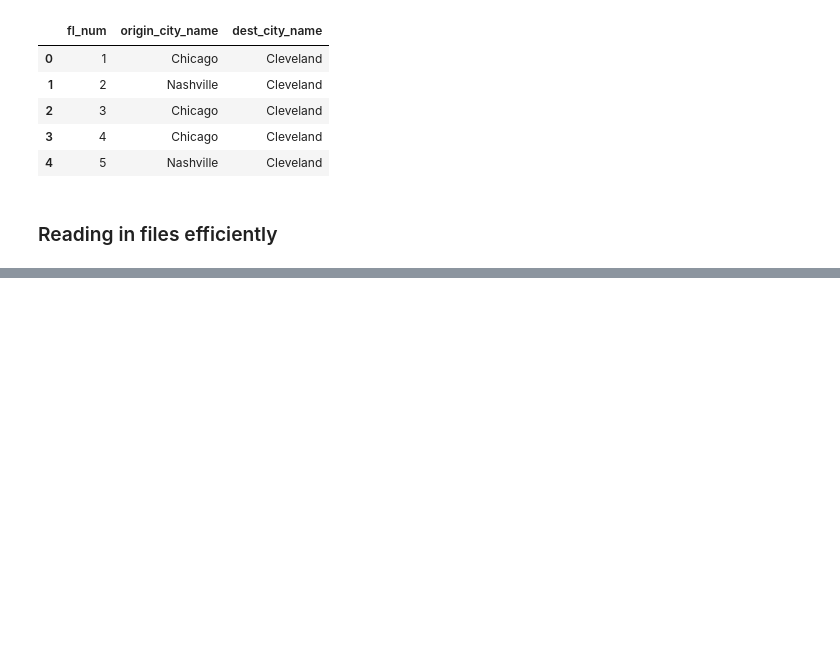
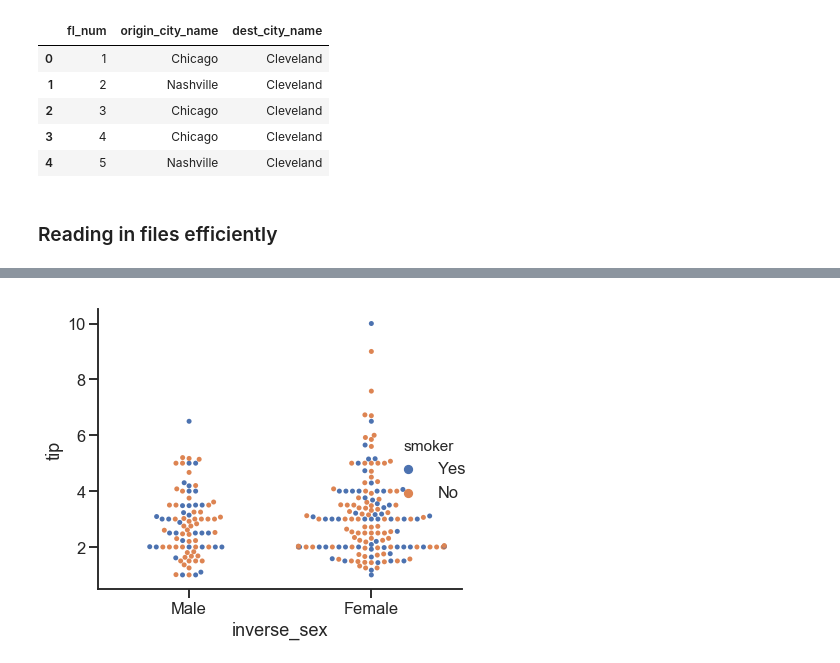
Before and after one commit to rachelpoole/Learning-material, a Jupyter notebook: Learning material.ipynb, the cells around one changed output, grey strips where cells are left out. Saved outputs shown, nothing was run; the diff lists cells and outputs as text; code cells hidden in the pictures; blank space fills up the shorter version.

```diff
--- a/Learning material.ipynb
+++ b/Learning material.ipynb
@@ -657,0 +635,13 @@ df
+# %%
+# Testing something
+tips['inverse_sex'] = 'A'
+tips.loc[tips['sex'] == 'Female', 'inverse_sex'] = 'Male'
+tips.loc[tips['sex'] == 'Male', 'inverse_sex'] = 'Female'
+
+sns.catplot(data = tips, x = 'inverse_sex', y = 'tip', kind = 'swarm', hue = 'smoker')
+sns.despine()
+plt.tight_layout()
+
+# Side note  - seaborn always orders 'Male' before 'Female' (even where there are fewer observations)!!
+# %% [output]
+[figure, added]
```
Also changed, not shown: parts of 14 cells of this notebook, 6 other files.
